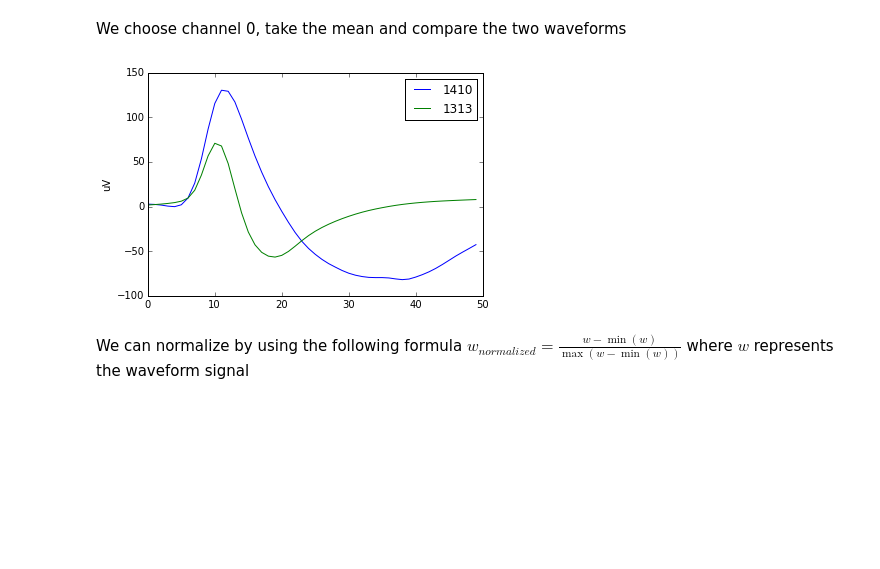
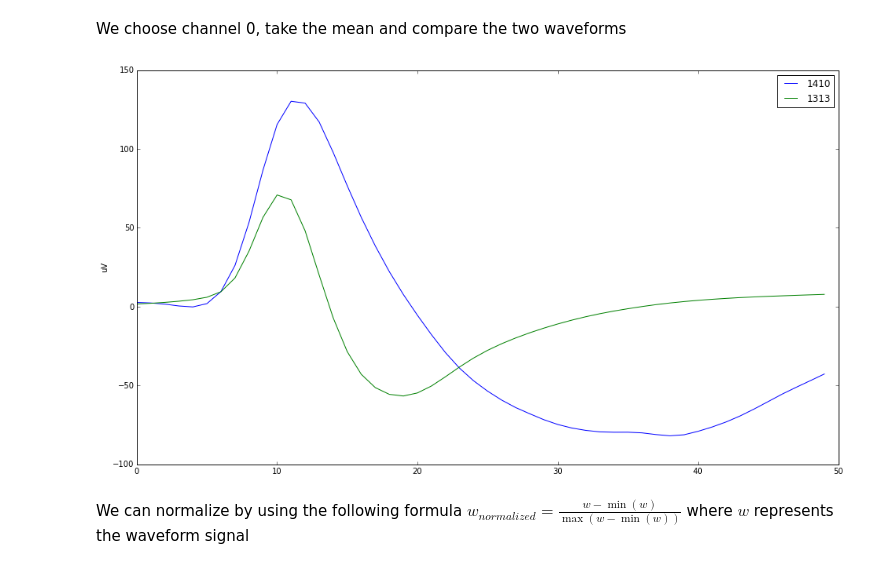
Before and after one commit to CINPLA/SummerSchool2015, a Jupyter notebook: MultiunitExcellAnalysis.ipynb, the cells around one changed output. Cells and saved outputs as stored; diff of their text form; code cells hidden in the pictures; blank space fills up the shorter version.

Commit message:
increased figsize

```diff
--- a/MultiunitExcellAnalysis.ipynb
+++ b/MultiunitExcellAnalysis.ipynb
@@ -72,10 +72,11 @@ plot_waveform(data['1410'], spikenum=0, channel=None)
 # %% [markdown]
 We choose channel 0, take the mean and compare the two waveforms
 # %%
-plot_waveform(data['1410'], channel=0, meanspikes=True, label='1410')
-plot_waveform(data['1313'], channel=3, meanspikes=True, label='1313')
+figure(figsize=(16,9))
+plot_waveform(data['1410'], channel=0, meanspikes=True, label='1410', compare=True)
+plot_waveform(data['1313'], channel=3, meanspikes=True, label='1313', compare=True)
 # %% [output]
-[figure, old version]
+[figure, new version]
 # %% [markdown]
 We can normalize by using the following formula
 $
```
Also changed, not shown: parts of 7 cells of this notebook, 2 other files.
